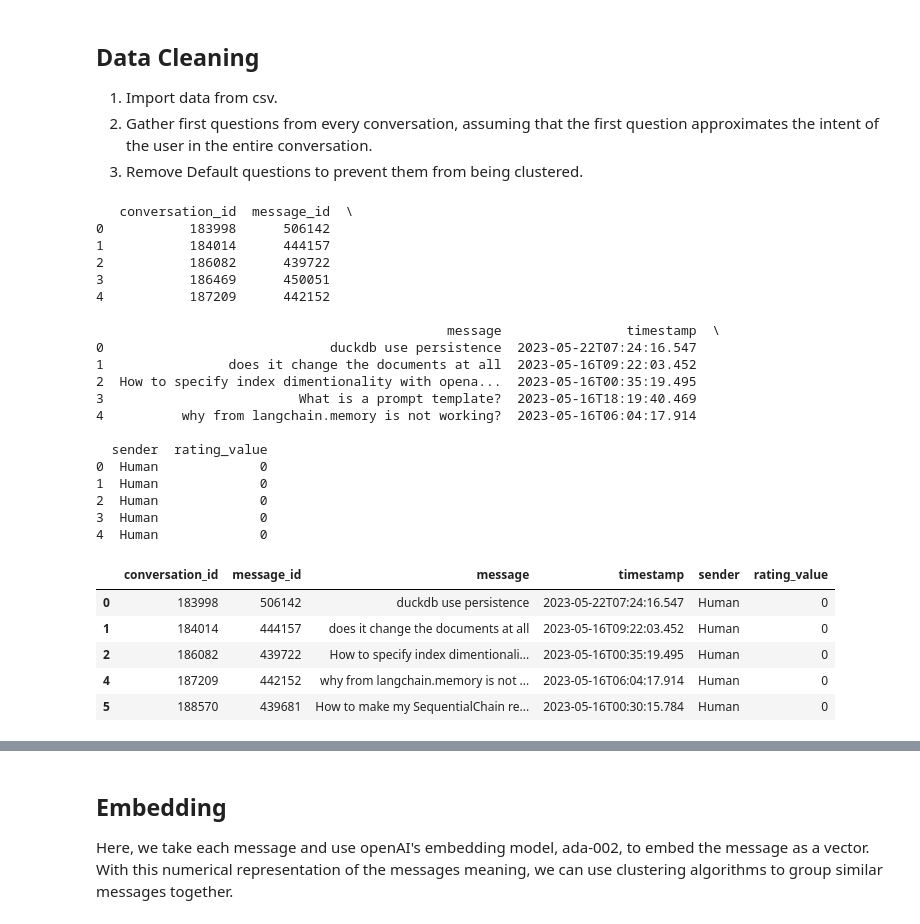
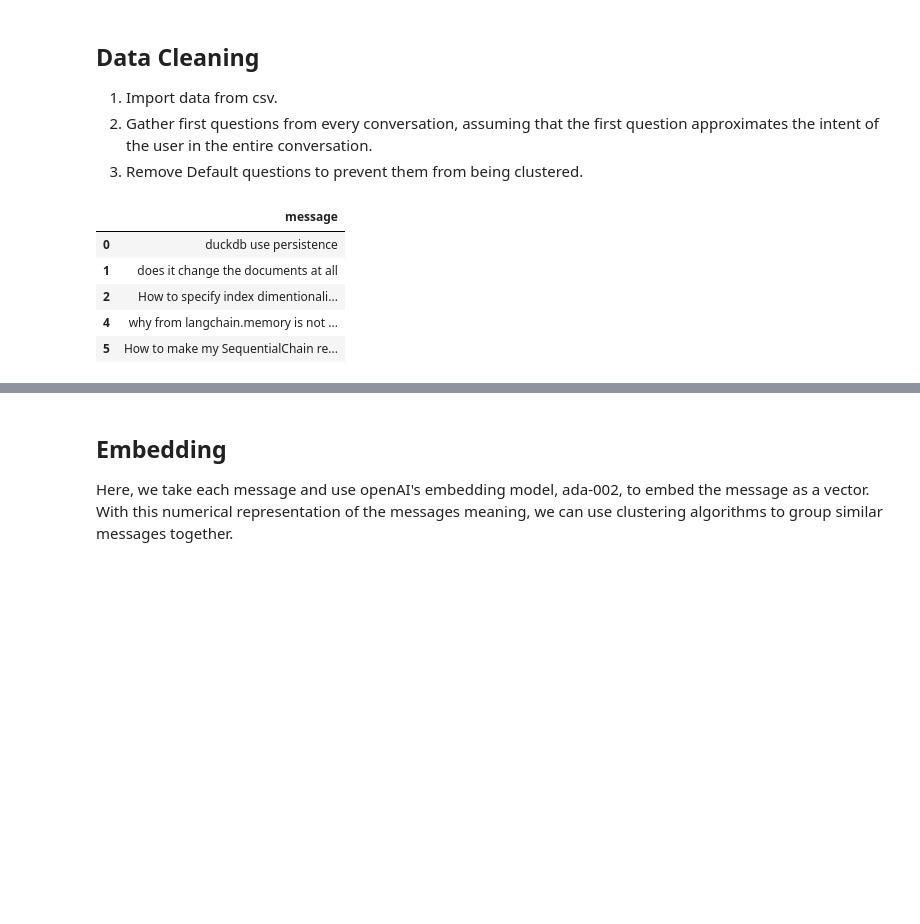
Before and after one commit to mendableai/QA_clustering, a Jupyter notebook: clustering_approach.ipynb, the cells around one changed output, grey strips where cells are left out. Saved outputs shown, nothing was run; the diff lists cells and outputs as text; code cells hidden in the pictures; blank space fills up the shorter version.

```diff
--- a/clustering_approach.ipynb
+++ b/clustering_approach.ipynb
@@ -46,69 +35,40 @@ os.environ["OPENAI_API_KEY"] = "sk-PvuSwynw1Y28giwLSOvMT3BlbkFJMRedkZ9wS2g9sly8u
 
 # load data
 datafile_path = "data/langchain_data_may15_may30.csv"
 
 #load into dataframe
 df = pd.read_csv(datafile_path)
 
 import ast
 
 # Load the CSV data into a pandas DataFrame
 df = pd.read_csv(datafile_path)
 
 # Convert string representations of lists into actual lists
 df['messages'] = df['messages'].apply(ast.literal_eval)
-df['message_ids'] = df['message_ids'].apply(ast.literal_eval)
-df['timestamps'] = df['timestamps'].apply(ast.literal_eval)
-df['senders'] = df['senders'].apply(ast.literal_eval)
-df['rating_values'] = df['rating_values'].apply(ast.literal_eval)
+
 
 # Extract the first message from each conversation and create a new DataFrame
 first_messages = [conv[0] if conv else None for conv in df['messages']]
 df_first_questions = pd.DataFrame({
-    'conversation_id': df['conversation_id'],
-    'message_id': [conv[0] if conv else None for conv in df['message_ids']],
     'message': first_messages,
-    'timestamp': [conv[0] if conv else None for conv in df['timestamps']],
-    'sender': [conv[0] if conv else None for conv in df['senders']],
-    'rating_value': [conv[0] if conv else None for conv in df['rating_values']],
 })
 
-print(df_first_questions.head())
 df_first_questions = df_first_questions[df_first_questions['message'] != "What is a prompt template?"]
 df_first_questions = df_first_questions[df_first_questions['message'] != "How to cache llm calls?"]
 
 
 # remove duplicate messages without destroying other columns
 df_first_questions = df_first_questions.drop_duplicates(subset=['message'], keep='first')
 
 df_first_questions.head()
 # %% [output]
-   conversation_id  message_id  \
-0           183998      506142
-1           184014      444157
-2           186082      439722
-3           186469      450051
-4           187209      442152
-
-                                             message                timestamp  \
-0                             duckdb use persistence  2023-05-22T07:24:16.547
-1                does it change the documents at all  2023-05-16T09:22:03.452
-2  How to specify index dimentionality with opena...  2023-05-16T00:35:19.495
-3                         What is a prompt template?  2023-05-16T18:19:40.469
-4          why from langchain.memory is not working?  2023-05-16T06:04:17.914
-
-  sender  rating_value
-0  Human             0
-1  Human             0
-2  Human             0
-3  Human             0
-4  Human             0
-|  | conversation_id | message_id | message | timestamp | sender | rating_value |
-| 0 | 183998 | 506142 | duckdb use persistence | 2023-05-22T07:24:16.547 | Human | 0 |
-| 1 | 184014 | 444157 | does it change the documents at all | 2023-05-16T09:22:03.452 | Human | 0 |
-| 2 | 186082 | 439722 | How to specify index dimentionali... | 2023-05-16T00:35:19.495 | Human | 0 |
-| 4 | 187209 | 442152 | why from langchain.memory is not ... | 2023-05-16T06:04:17.914 | Human | 0 |
-| 5 | 188570 | 439681 | How to make my SequentialChain re... | 2023-05-16T00:30:15.784 | Human | 0 |
+|  | message |
+| 0 | duckdb use persistence |
+| 1 | does it change the documents at all |
+| 2 | How to specify index dimentionali... |
+| 4 | why from langchain.memory is not ... |
+| 5 | How to make my SequentialChain re... |
 # %% [markdown]
 Alright, now that we've preprocessed the data, we can start analzying it. Here is a high level diagram of the approach we will be taking to cluster the data.
 
```
Also changed, not shown: parts of 1 cell of this notebook.
